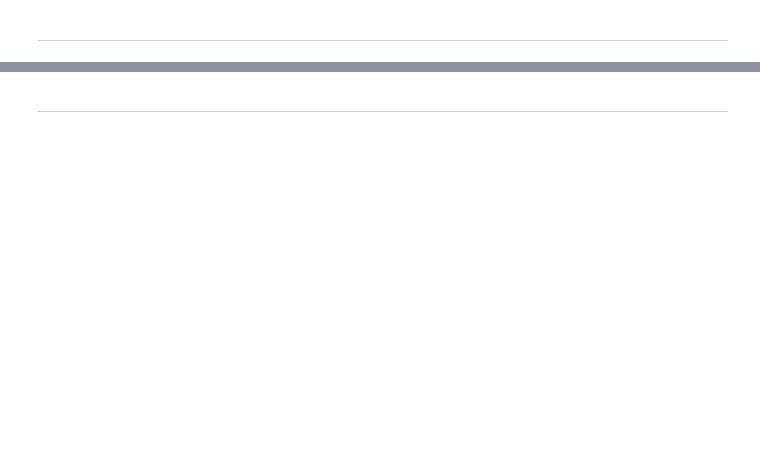
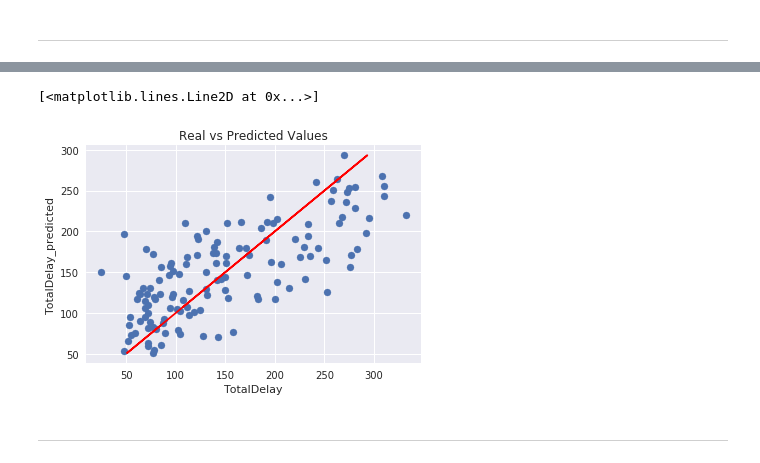
Before and after one commit to tapia-jerry/ds-unit-4-diabetes, a Jupyter notebook: Project - Diabetes Analysis.ipynb, the cells around one changed output, grey strips where cells are left out. Cells and saved outputs as stored; diff of their text form; code cells hidden in the pictures; blank space fills up the shorter version.

```diff
--- a/Project - Diabetes Analysis.ipynb
+++ b/Project - Diabetes Analysis.ipynb
@@ -247,3 +237,13 @@ Variance score (R^2): 0.5789660549617198
+# %%
+plt.title('Real vs Predicted Values')
+plt.xlabel('TotalDelay')
+plt.ylabel('TotalDelay_predicted')
+
+plt.scatter(Y_test, Y_pred)
+plt.plot(Y_pred, Y_pred, color='red')
+# %% [output]
+[<matplotlib.lines.Line2D at 0x...>]
+[figure, added]
 # %% [markdown]
 ---
 # %% [markdown]
```
Also changed, not shown: parts of 7 cells of this notebook.
